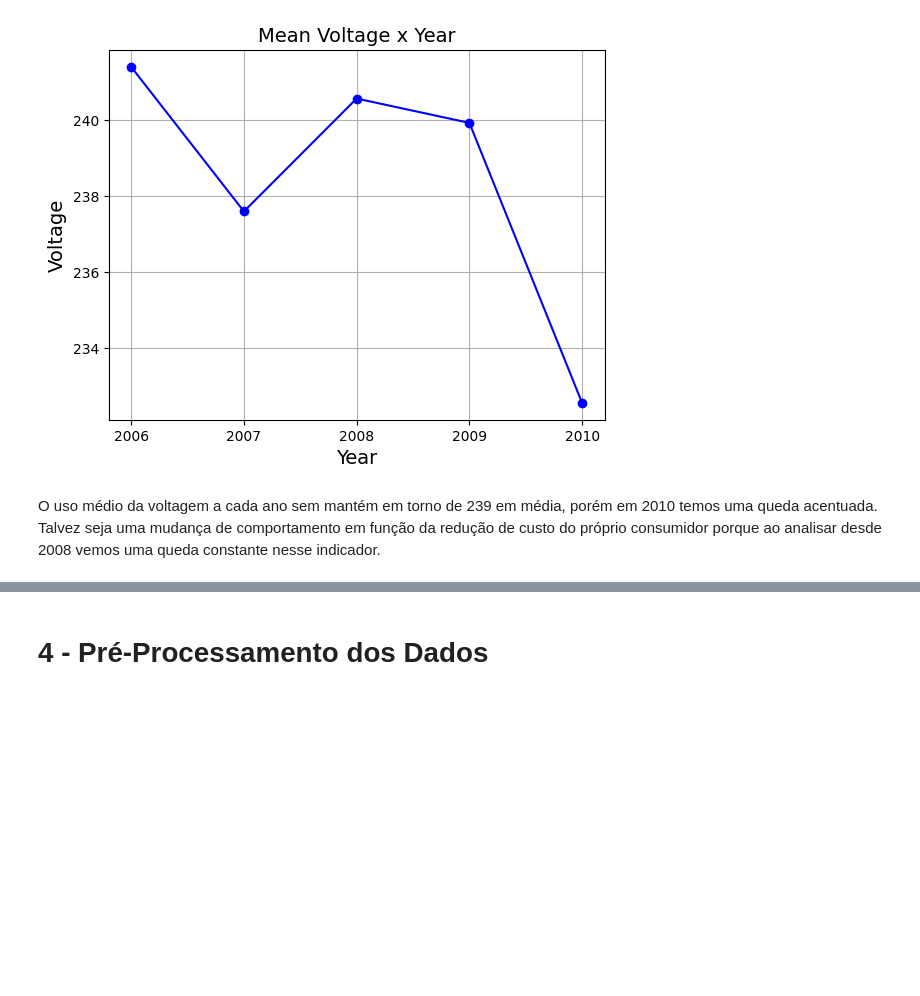
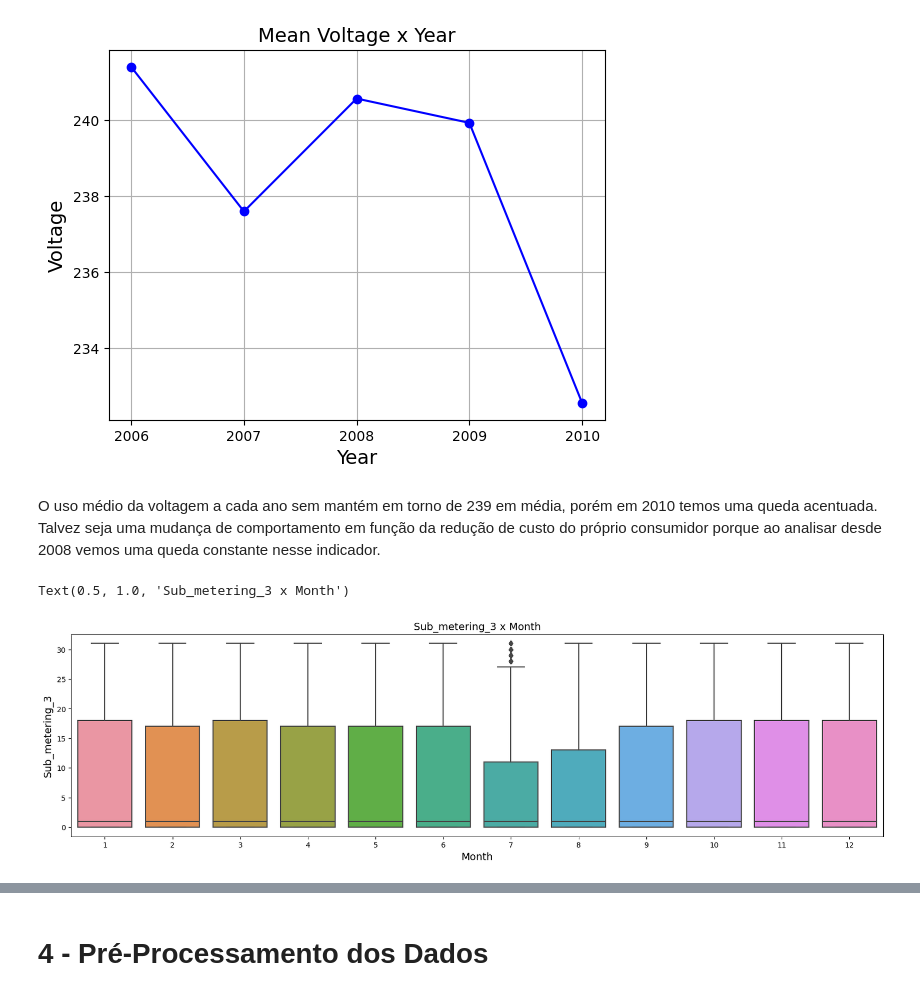
Before and after one commit to marcosmorais94/household_power_consumption, a Jupyter notebook: household_power_predict.ipynb, the cells around one changed output, grey strips where cells are left out. Cells and saved outputs as stored; diff of their text form; code cells hidden in the pictures; blank space fills up the shorter version.

```diff
--- a/household_power_predict.ipynb
+++ b/household_power_predict.ipynb
@@ -31,8 +42,8 @@ warnings.filterwarnings("ignore")
 Nesta seção será feita a carga dos dados disponibilizados pelo UCI.
 # %%
 # Carregando os dados
-bd_power_consumption = pd.read_csv('dados/household_power_consumption.txt', delimiter = ';', low_memory = False)
-bd_power_consumption.head()
+dataset = pd.read_csv('dados/household_power_consumption.txt', delimiter = ';', low_memory = False)
+dataset.head()
 # %% [output]
 |  | Date | Time | Global_active_power | Global_reactive_power | Voltage | Global_intensity | ... |
 | 0 | 16/12/2006 | 17:24:00 | 4.216 | 0.418 | 234.840 | 18.400 | ... |
@@ -102,7 +95,7 @@ bd_power_consumption.dropna()
 # Para análise com séries temporais do Pandas será necessário converter a coluna Date em DateTime
 # Primeiro vamos copiar o dataset original para preservar os dados
 
-bd_analise = bd_power_consumption
+bd_analise = dataset
 bd_analise.head()
 # %% [output]
 |  | Date | Time | Global_active_power | Global_reactive_power | Voltage | Global_intensity | ... |
@@ -182,5 +191,3 @@ plt.grid(True)
 plt.show()
 # %% [output]
 [figure]
-# %% [markdown]
-O uso médio da voltagem a cada ano sem mantém em torno de 239 em média, porém em 2010 temos uma queda acentuada. Talvez seja uma mudança de comportamento em função da redução de custo do próprio consumidor porque ao analisar desde 2008 vemos uma queda constante nesse indicador.
@@ -189,0 +194,15 @@ sns.boxplot(x='Year', y='Voltage', data=bd_analise, ax=axes[0])
+# %% [markdown]
+O uso médio da voltagem a cada ano sem mantém em torno de 239 em média, porém em 2010 temos uma queda acentuada. Talvez seja uma mudança de comportamento em função da redução de custo do próprio consumidor porque ao analisar desde 2008 vemos uma queda constante nesse indicador.
+# %%
+# Box plot do consumo por área da casa
+# A área escolhida é a medida do consumo pelo aquecedor elétrico e Ar condicionado
+fig, ax = plt.subplots(figsize=(20,5))
+sns.boxplot(x = pd.DatetimeIndex(bd_analise['Date']).month,
+                y = bd_analise['Sub_metering_3'],
+                ax = ax)
+plt.xlabel('Month', fontsize=14)
+plt.ylabel('Sub_metering_3', fontsize=14)
+plt.title('Sub_metering_3 x Month', fontsize = 14)
+# %% [output]
+Text(0.5, 1.0, 'Sub_metering_3 x Month')
+[figure, added]
```
Also changed, not shown: parts of 35 cells of this notebook.
